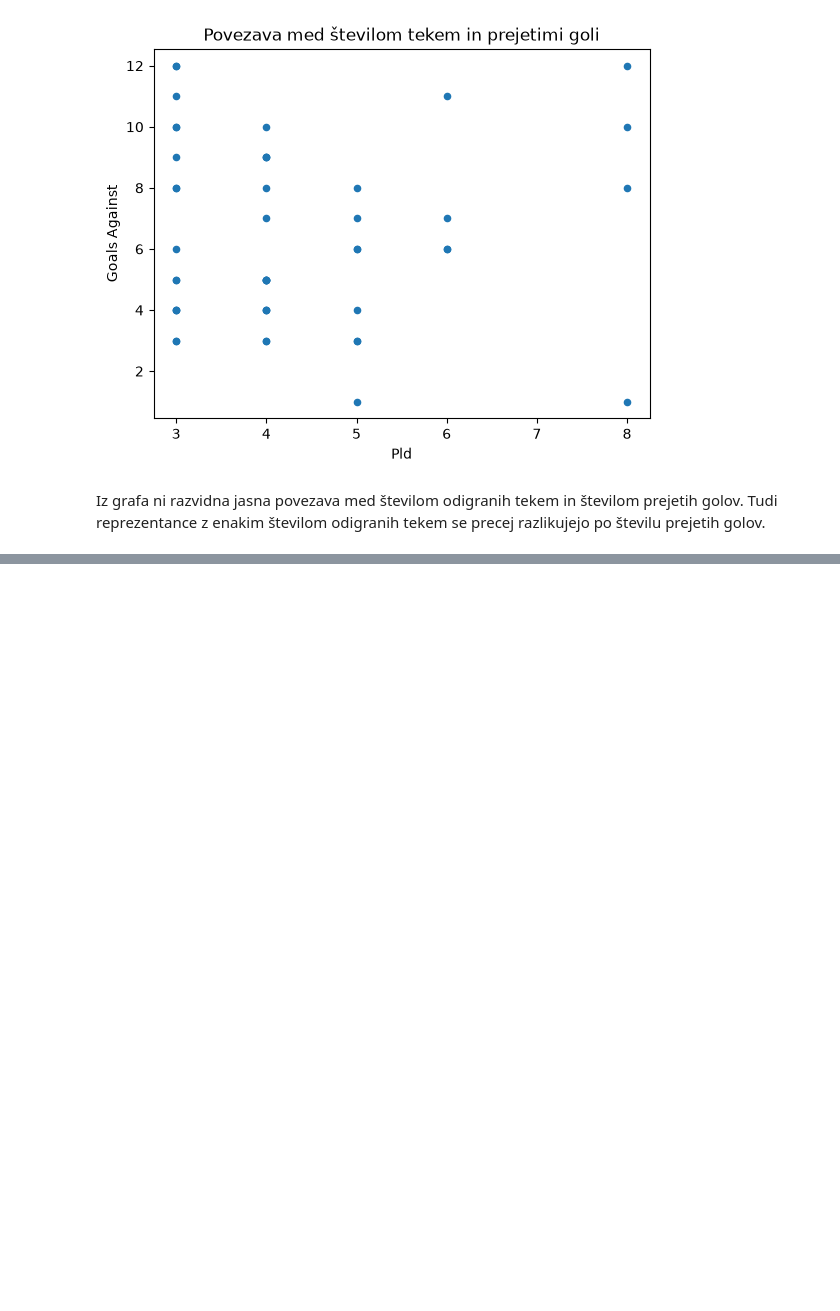
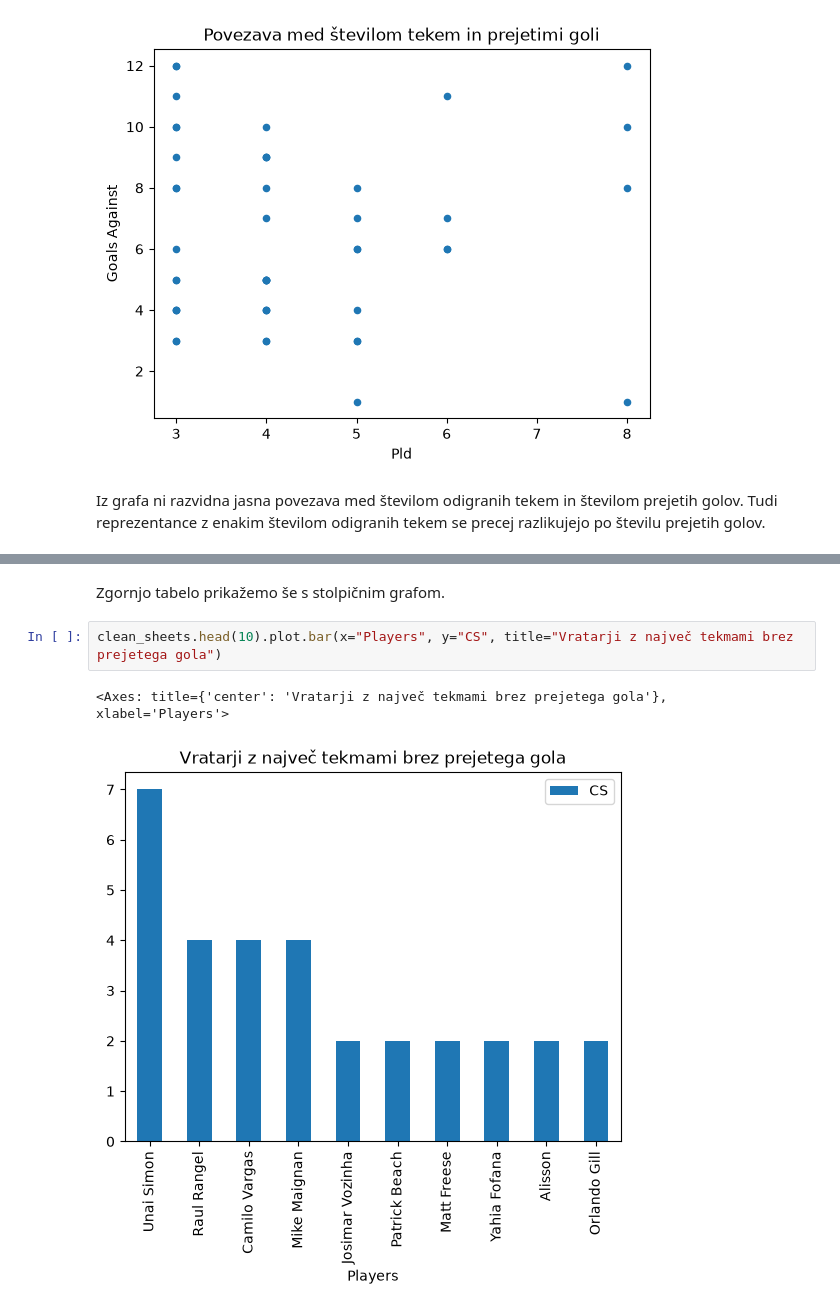
Before and after one commit to zalakmetic/UVP_projektna_naloga, a Jupyter notebook: analiza.ipynb, the cells around one changed output, grey strips where cells are left out. Drawn from its saved outputs; the diff is of its cells as text; blank space fills up the shorter version.

```diff
--- a/analiza.ipynb
+++ b/analiza.ipynb
@@ -248,0 +265,7 @@ Iz grafa ni razvidna jasna povezava med številom odigranih tekem in številom p
+# %% [markdown]
+Zgornjo tabelo prikažemo še s stolpičnim grafom.
+# %%
+clean_sheets.head(10).plot.bar(x="Players", y="CS", title="Vratarji z največ tekmami brez prejetega gola")
+# %% [output]
+<Axes: title={'center': 'Vratarji z največ tekmami brez prejetega gola'}, xlabel='Players'>
+[figure, added]
```
Also changed, not shown: parts of 2 cells of this notebook.
